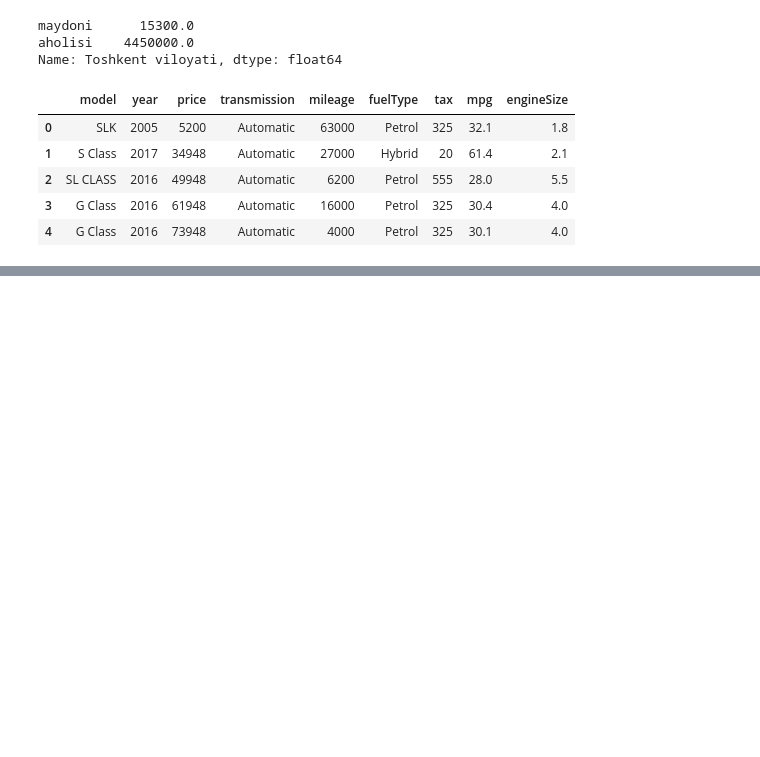
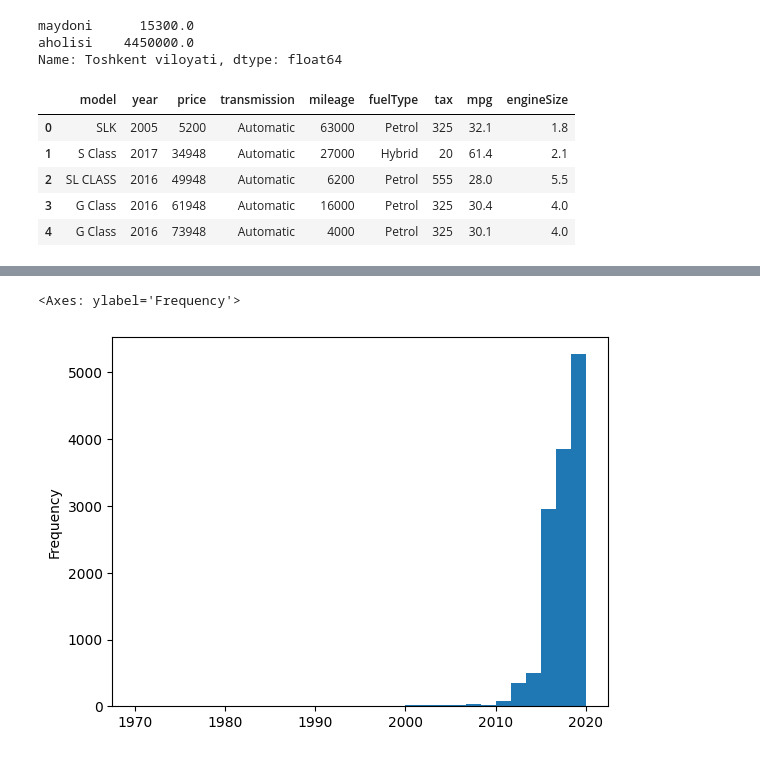
Before and after one commit to Ahmadjon0125/Mohirdev_lessons, a Jupyter notebook: Data analysis. Pandas kutubxonasi/8.Statistika.ipynb, the cells around one changed output, grey strips where cells are left out. Cells and saved outputs as stored; diff of their text form; code cells hidden in the pictures; blank space fills up the shorter version.

```diff
--- a/Data analysis. Pandas kutubxonasi/8.Statistika.ipynb
+++ b/Data analysis. Pandas kutubxonasi/8.Statistika.ipynb
@@ -140,0 +199,5 @@ df.head()
+# %%
+df['year'].plot.hist(bins=30)
+# %% [output]
+<Axes: ylabel='Frequency'>
+[figure, added]
```
Also changed, not shown: parts of 5 cells of this notebook.
